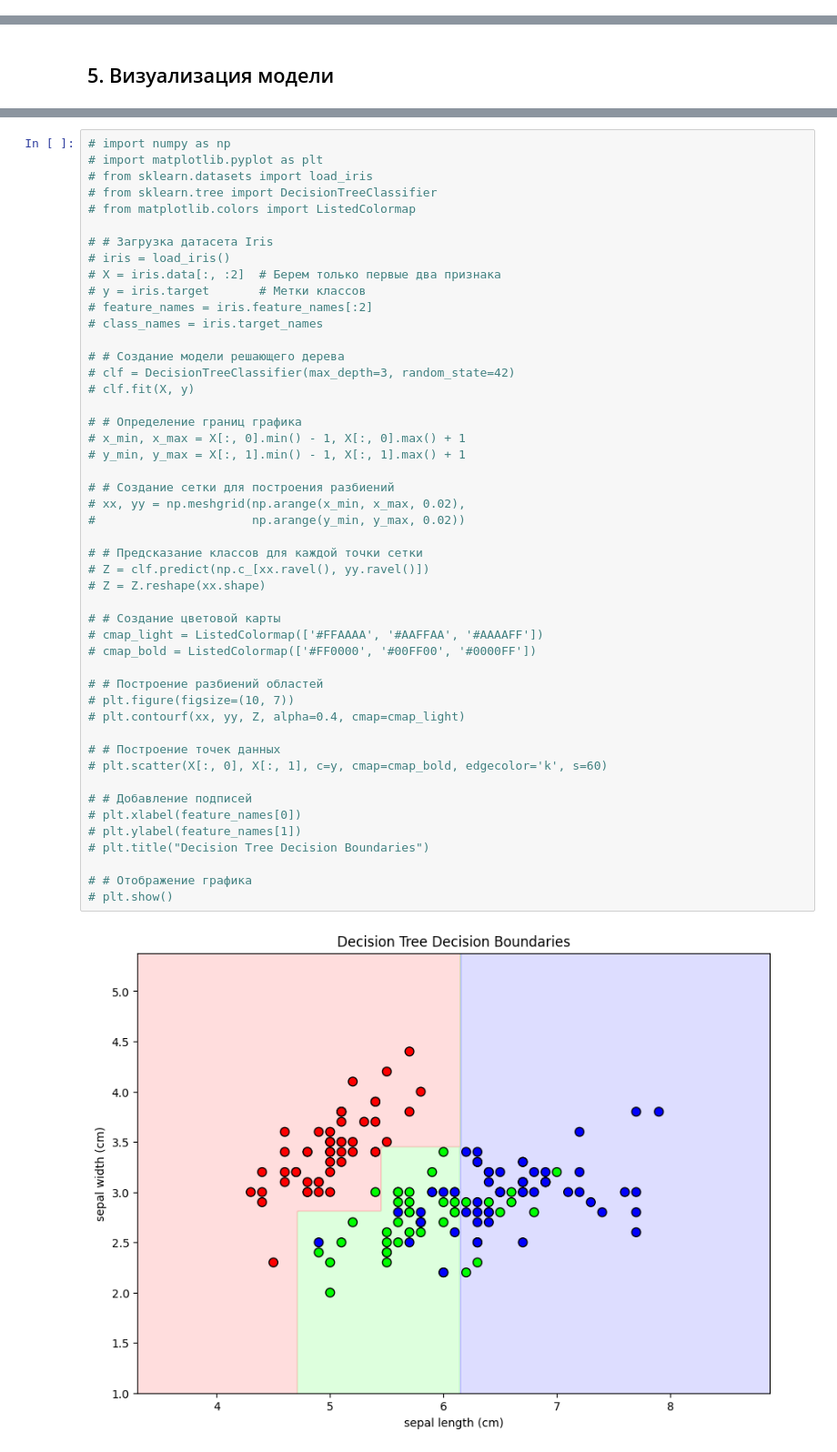
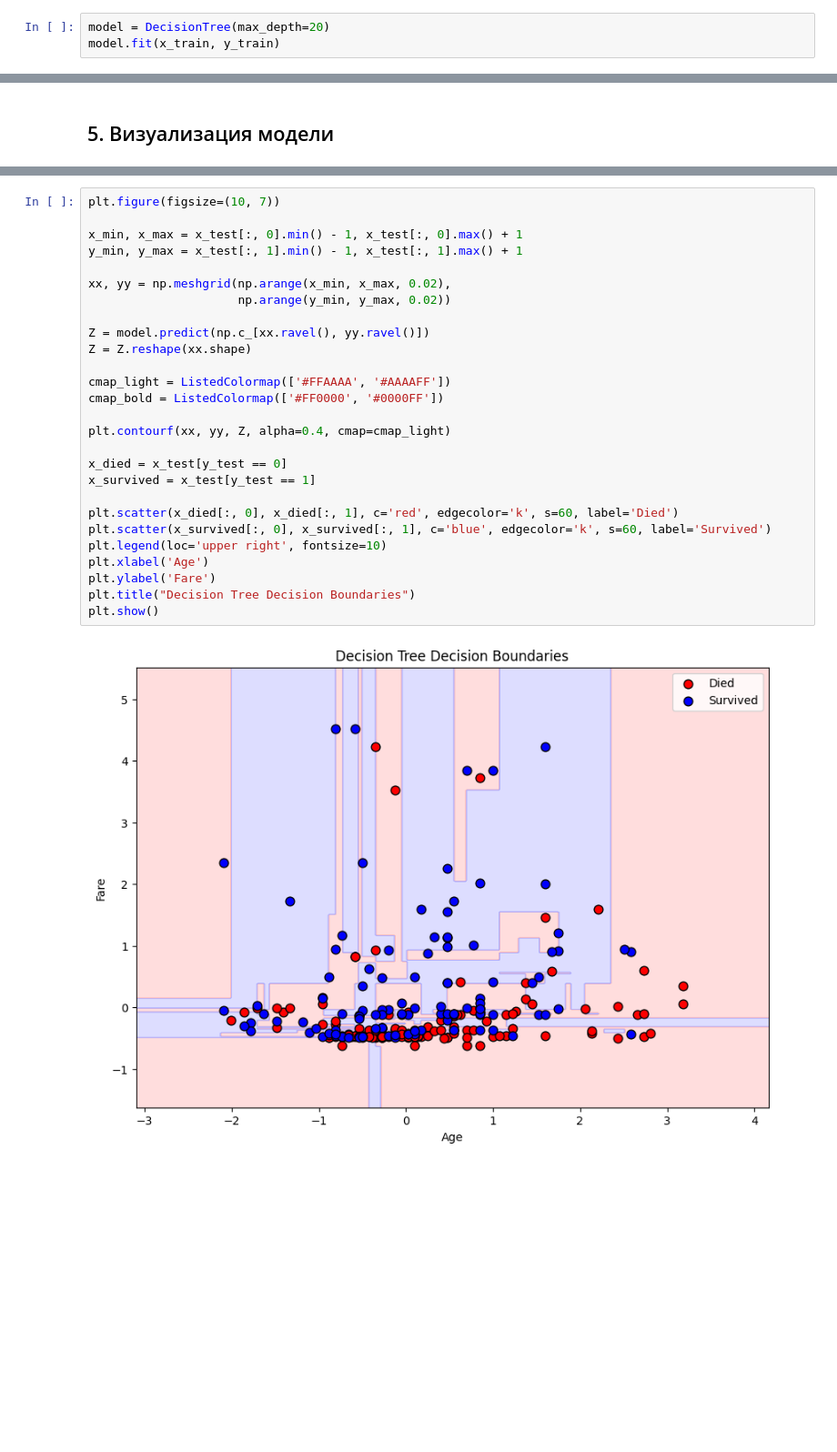
Before and after one commit to saitovmarat/Neural-Networks, a Jupyter notebook: Task_2/decisionTree.ipynb, the cells around one changed output, grey strips where cells are left out. Shown: that part at 91% size. Drawn from its saved outputs; the diff is of its cells as text; blank space fills up the shorter version.

Commit message:
decision tree implementation

```diff
--- a/Task_2/decisionTree.ipynb
+++ b/Task_2/decisionTree.ipynb
@@ -196,4 +202,7 @@ class DecisionTree:
 # %% [markdown]
 ## 3. Тренировка
+# %%
+model = DecisionTree(max_depth=20)
+model.fit(x_train, y_train)
 # %% [markdown]
 ## 4. Оценка качества модели
@@ -204,50 +217,29 @@ class DecisionTree:
 # %%
-# import numpy as np
-# import matplotlib.pyplot as plt
-# from sklearn.datasets import load_iris
-# from sklearn.tree import DecisionTreeClassifier
-# from matplotlib.colors import ListedColormap
+plt.figure(figsize=(10, 7))
 
-# # Загрузка датасета Iris
-# iris = load_iris()
-# X = iris.data[:, :2]  # Берем только первые два признака
-# y = iris.target       # Метки классов
-# feature_names = iris.feature_names[:2]
-# class_names = iris.target_names
+x_min, x_max = x_test[:, 0].min() - 1, x_test[:, 0].max() + 1
+y_min, y_max = x_test[:, 1].min() - 1, x_test[:, 1].max() + 1
 
-# # Создание модели решающего дерева
-# clf = DecisionTreeClassifier(max_depth=3, random_state=42)
-# clf.fit(X, y)
+xx, yy = np.meshgrid(np.arange(x_min, x_max, 0.02),
+                     np.arange(y_min, y_max, 0.02))
 
-# # Определение границ графика
-# x_min, x_max = X[:, 0].min() - 1, X[:, 0].max() + 1
-# y_min, y_max = X[:, 1].min() - 1, X[:, 1].max() + 1
+Z = model.predict(np.c_[xx.ravel(), yy.ravel()])
+Z = Z.reshape(xx.shape)
 
-# # Создание сетки для построения разбиений
-# xx, yy = np.meshgrid(np.arange(x_min, x_max, 0.02),
-#                      np.arange(y_min, y_max, 0.02))
+cmap_light = ListedColormap(['#FFAAAA', '#AAAAFF'])
+cmap_bold = ListedColormap(['#FF0000', '#0000FF'])
 
-# # Предсказание классов для каждой точки сетки
-# Z = clf.predict(np.c_[xx.ravel(), yy.ravel()])
-# Z = Z.reshape(xx.shape)
+plt.contourf(xx, yy, Z, alpha=0.4, cmap=cmap_light)
 
-# # Создание цветовой карты
-# cmap_light = ListedColormap(['#FFAAAA', '#AAFFAA', '#AAAAFF'])
-# cmap_bold = ListedColormap(['#FF0000', '#00FF00', '#0000FF'])
+x_died = x_test[y_test == 0]
+x_survived = x_test[y_test == 1]
 
-# # Построение разбиений областей
-# plt.figure(figsize=(10, 7))
-# plt.contourf(xx, yy, Z, alpha=0.4, cmap=cmap_light)
-
-# # Построение точек данных
-# plt.scatter(X[:, 0], X[:, 1], c=y, cmap=cmap_bold, edgecolor='k', s=60)
-
-# # Добавление подписей
-# plt.xlabel(feature_names[0])
-# plt.ylabel(feature_names[1])
-# plt.title("Decision Tree Decision Boundaries")
-
-# # Отображение графика
-# plt.show()
+plt.scatter(x_died[:, 0], x_died[:, 1], c='red', edgecolor='k', s=60, label='Died')
+plt.scatter(x_survived[:, 0], x_survived[:, 1], c='blue', edgecolor='k', s=60, label='Survived')
+plt.legend(loc='upper right', fontsize=10)
+plt.xlabel('Age')
+plt.ylabel('Fare')
+plt.title("Decision Tree Decision Boundaries")
+plt.show()
 # %% [output]
-[figure, old version]
+[figure, new version]
```
Also changed, not shown: parts of 14 cells of this notebook.
